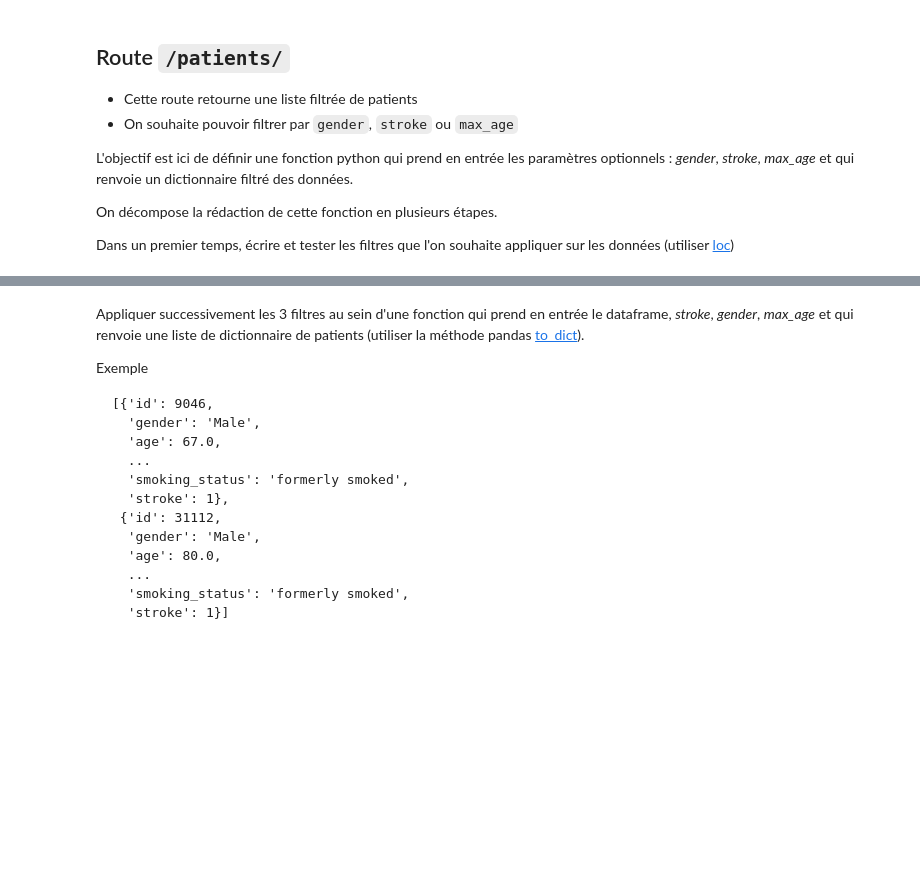
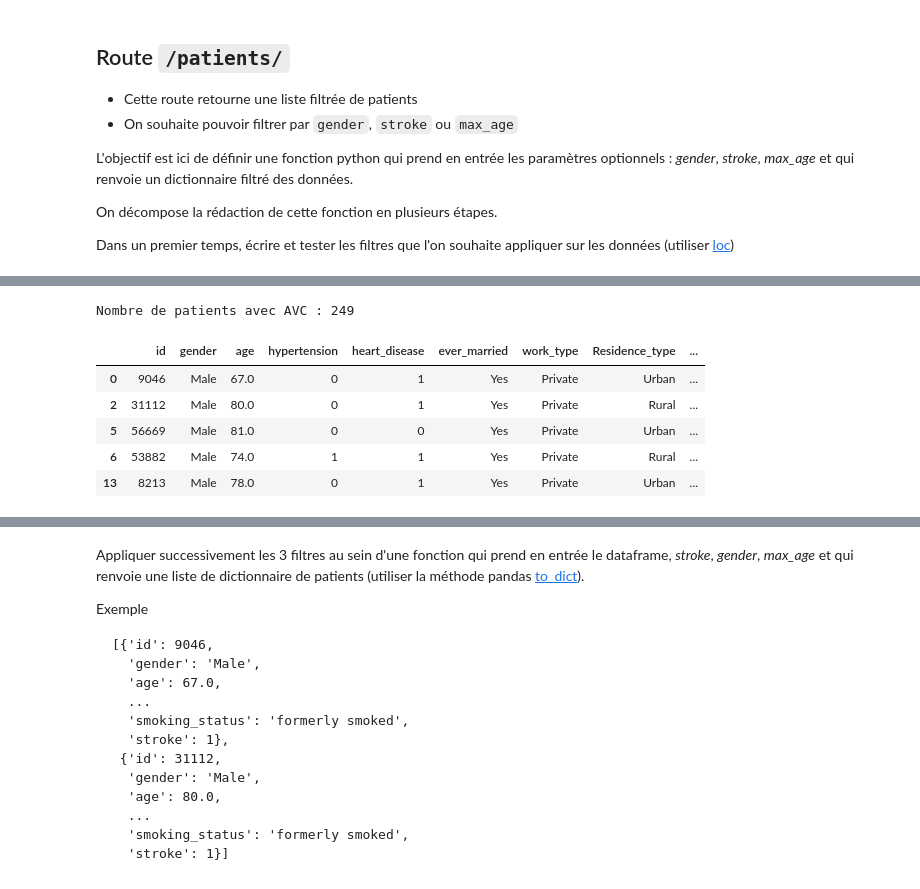
Before and after one commit to Saleh-chanselme/stroke-api, a Jupyter notebook: stroke_api/API_tuto_chaima.ipynb, the cells around one changed output, grey strips where cells are left out. Cells and saved outputs as stored; diff of their text form; code cells hidden in the pictures; blank space fills up the shorter version.

```diff
--- a/stroke_api/API_tuto_chaima.ipynb
+++ b/stroke_api/API_tuto_chaima.ipynb
@@ -454,2 +502,19 @@ Dans un premier temps, écrire et tester les filtres que l'on souhaite appliquer
+# %%
+print(f"Nombre de patients avec AVC : {len(df_filtered)}")
+# %% [output]
+Nombre de patients avec AVC : 249
 # %%
-# Filtrer les données pour ne garder que les patients pour lesquels "gender="male"
+# Filtrer les données pour ne garder que les patients pour lesquels "gender="male":
+
+# garder uniquement les patients dont gender == 'Male'
+df_filtered = df.loc[df['gender'] == 'Male']
+
+# Vérification
+df_filtered.head()
+# %% [output]
+|  | id | gender | age | hypertension | heart_disease | ever_married | work_type | Residence_type | ... |
+| 0 | 9046 | Male | 67.0 | 0 | 1 | Yes | Private | Urban | ... |
+| 2 | 31112 | Male | 80.0 | 0 | 1 | Yes | Private | Rural | ... |
+| 5 | 56669 | Male | 81.0 | 0 | 0 | Yes | Private | Urban | ... |
+| 6 | 53882 | Male | 74.0 | 1 | 1 | Yes | Private | Rural | ... |
+| 13 | 8213 | Male | 78.0 | 0 | 1 | Yes | Private | Urban | ... |
```
Also changed, not shown: parts of 21 cells of this notebook, 7 other files.
